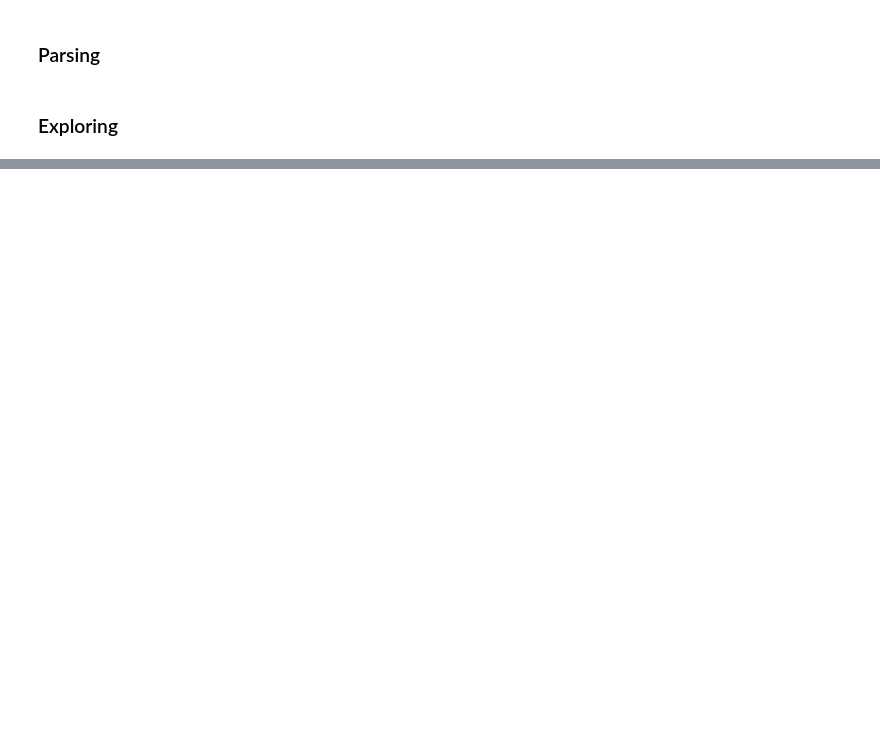
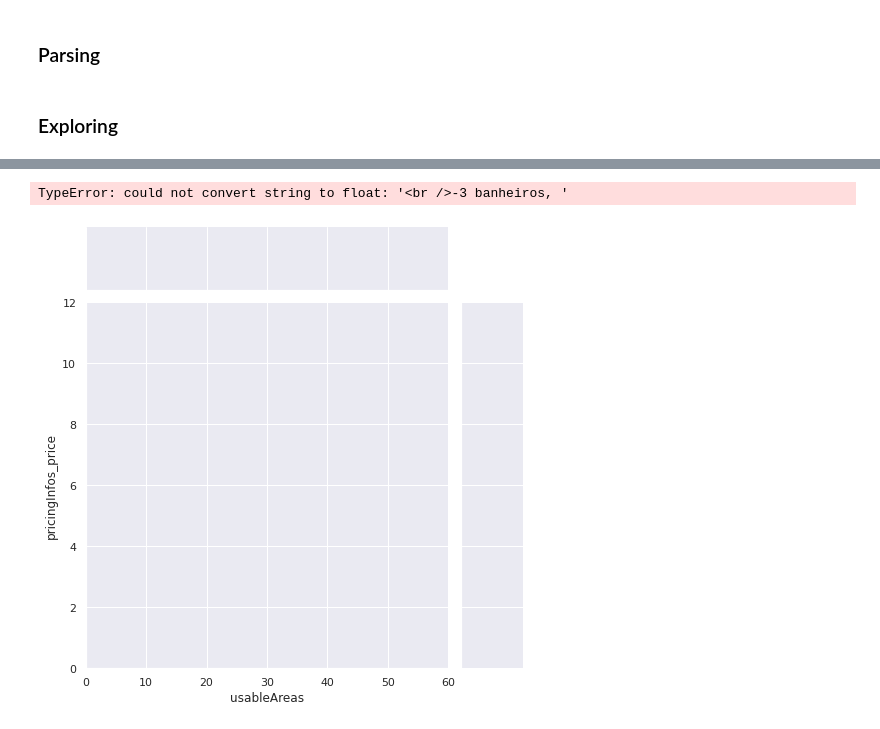
Before and after one commit to WillyHHsu/imoveis, a Jupyter notebook: exploratory.ipynb, the cells around one changed output, grey strips where cells are left out. Cells and saved outputs as stored; diff of their text form; code cells hidden in the pictures; blank space fills up the shorter version.

```diff
--- a/exploratory.ipynb
+++ b/exploratory.ipynb
@@ -41,4 +42,4 @@ dataset_test.to_csv('data/processed/test.csv.gzip', sep =';', index=False, compr
 # %% [markdown]
 ### Exploring
 # %%
-pd.read_csv('data/processed/test.csv.gzip',compression='gzip', sep =';')
+dataset = pd.read_csv('data/processed/train.csv.gzip',compression='gzip', sep =';')
@@ -62,0 +53,10 @@ dataset.describe()
+# %%
+sns.set_theme(style="darkgrid")
+
+g = sns.jointplot(x="usableAreas", y="pricingInfos_price", data=dataset[['pricingInfos_price','usableAreas' ]],
+                  kind="reg", truncate=False,
+                  xlim=(0, 60), ylim=(0, 12),
+                  color="m", height=7)
+# %% [output]
+TypeError: could not convert string to float: '<br />-3 banheiros, '
+[figure, added]
```
Also changed, not shown: parts of 10 cells of this notebook.
